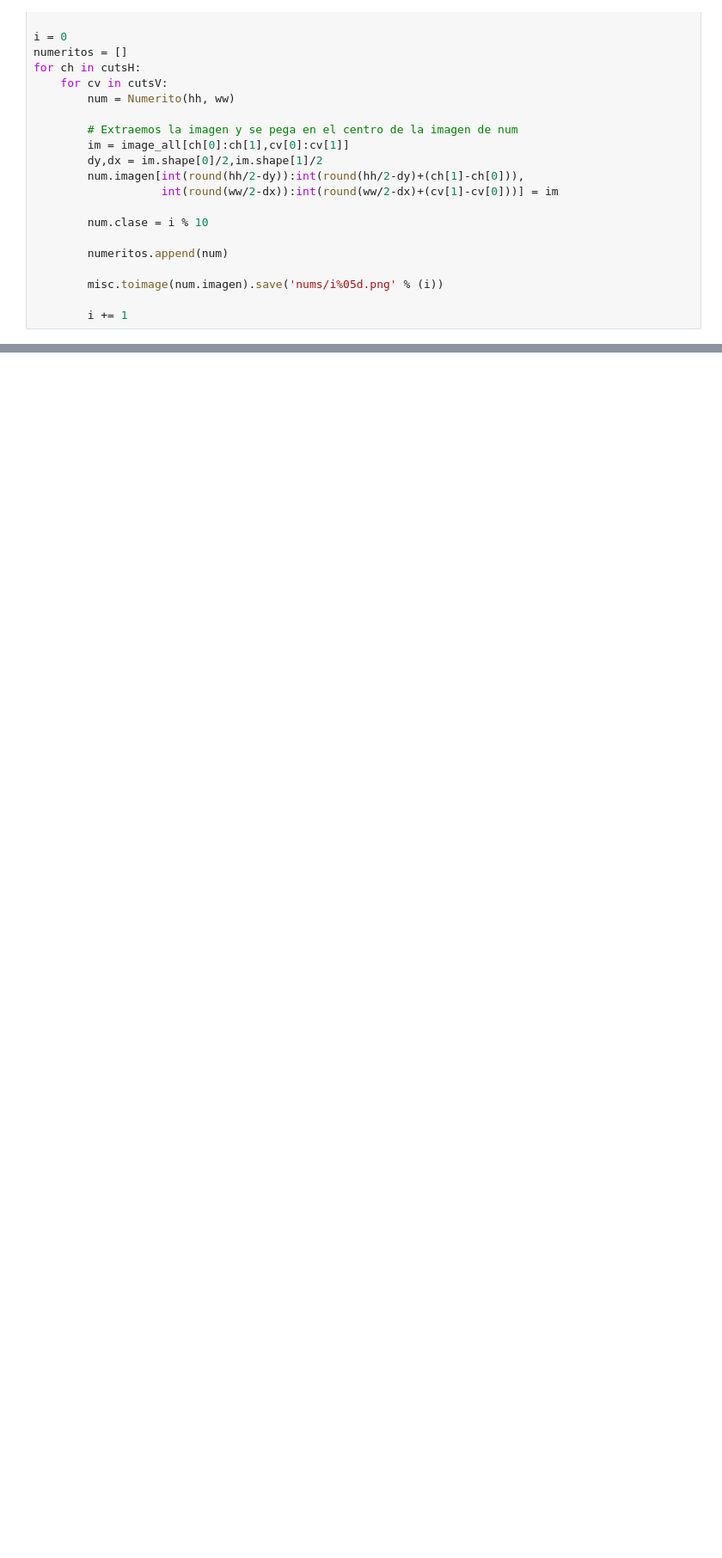
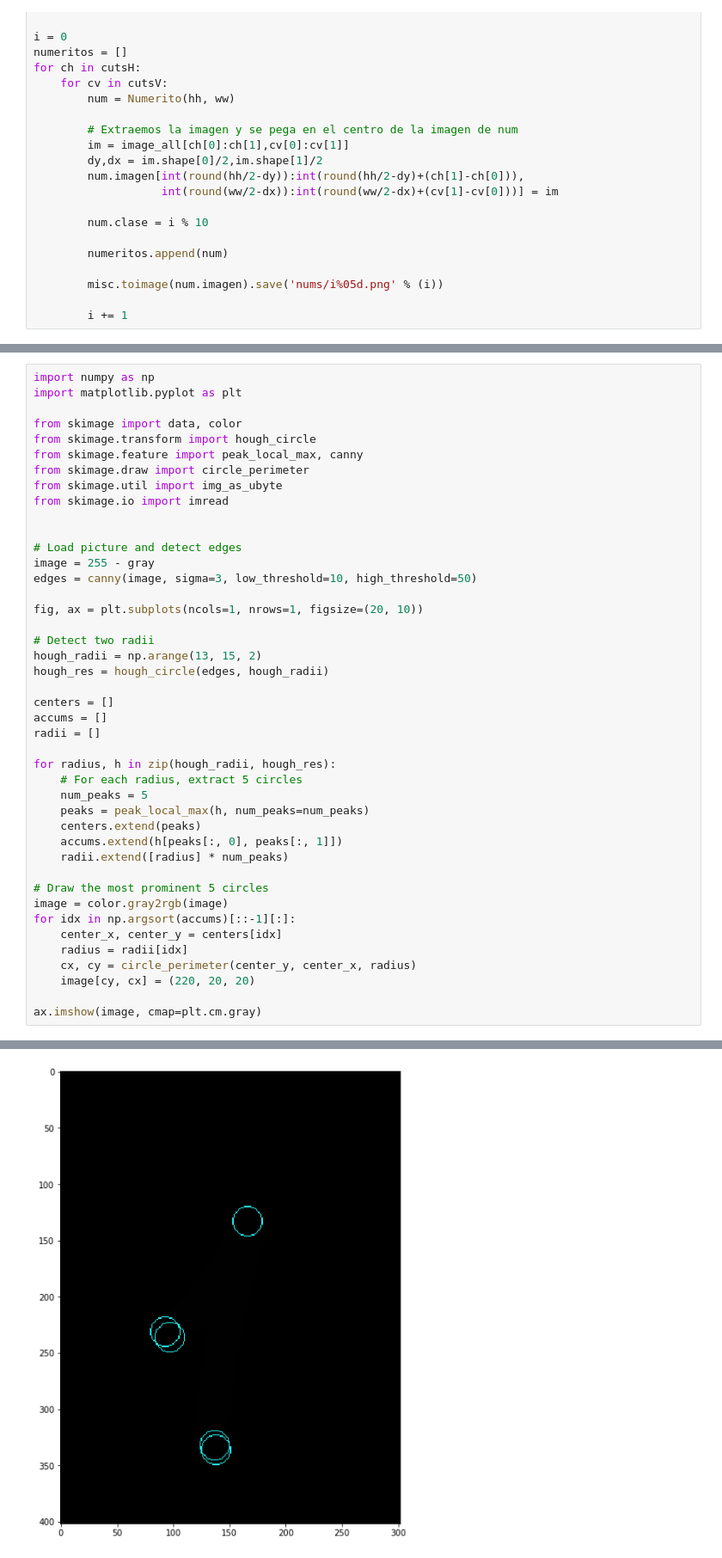
Before and after one commit to Darktris/Project_FAA, a Jupyter notebook: numerito.ipynb, the cells around one changed output, grey strips where cells are left out. Shown at 86% size. Cells and saved outputs as stored; diff of their text form; blank space fills up the shorter version.

```diff
--- a/numerito.ipynb
+++ b/numerito.ipynb
@@ -110,0 +175,44 @@ for i,iimg in enumerate(np.random.randint(0,len(numeritos), size=100)):
+# %%
+import numpy as np
+import matplotlib.pyplot as plt
+
+from skimage import data, color
+from skimage.transform import hough_circle
+from skimage.feature import peak_local_max, canny
+from skimage.draw import circle_perimeter
+from skimage.util import img_as_ubyte
+from skimage.io import imread
+
+
+# Load picture and detect edges
+image = 255 - gray
+edges = canny(image, sigma=3, low_threshold=10, high_threshold=50)
+
+fig, ax = plt.subplots(ncols=1, nrows=1, figsize=(20, 10))
+
+# Detect two radii
+hough_radii = np.arange(13, 15, 2)
+hough_res = hough_circle(edges, hough_radii)
+
+centers = []
+accums = []
+radii = []
+
+for radius, h in zip(hough_radii, hough_res):
+    # For each radius, extract 5 circles
+    num_peaks = 5
+    peaks = peak_local_max(h, num_peaks=num_peaks)
+    centers.extend(peaks)
+    accums.extend(h[peaks[:, 0], peaks[:, 1]])
+    radii.extend([radius] * num_peaks)
+
+# Draw the most prominent 5 circles
+image = color.gray2rgb(image)
+for idx in np.argsort(accums)[::-1][:]:
+    center_x, center_y = centers[idx]
+    radius = radii[idx]
+    cx, cy = circle_perimeter(center_y, center_x, radius)
+    image[cy, cx] = (220, 20, 20)
+
+ax.imshow(image, cmap=plt.cm.gray)
+# %% [output]
@@ -110,0 +220 @@ for i,iimg in enumerate(np.random.randint(0,len(numeritos), size=100)):
+[figure, added]
```
Also changed, not shown: parts of 10 cells of this notebook.
